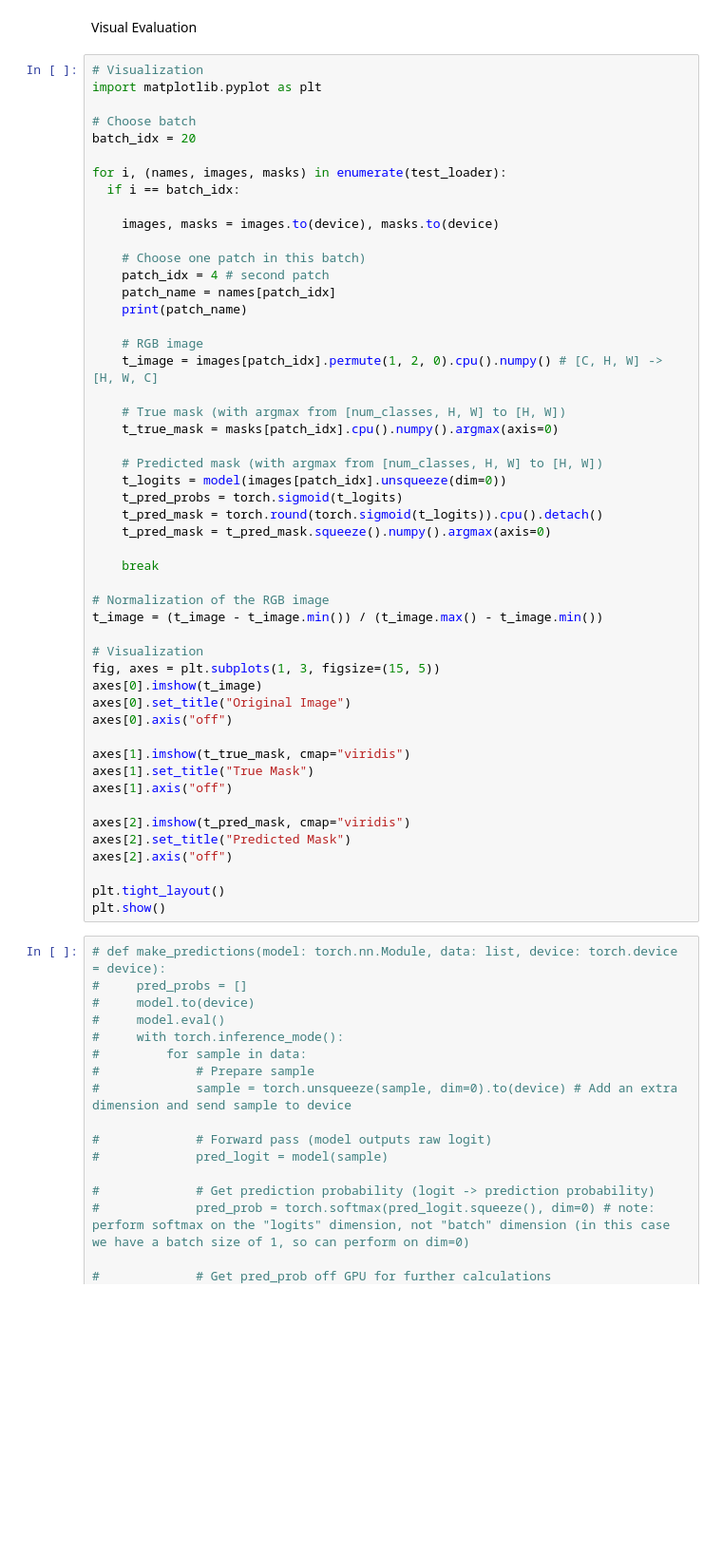
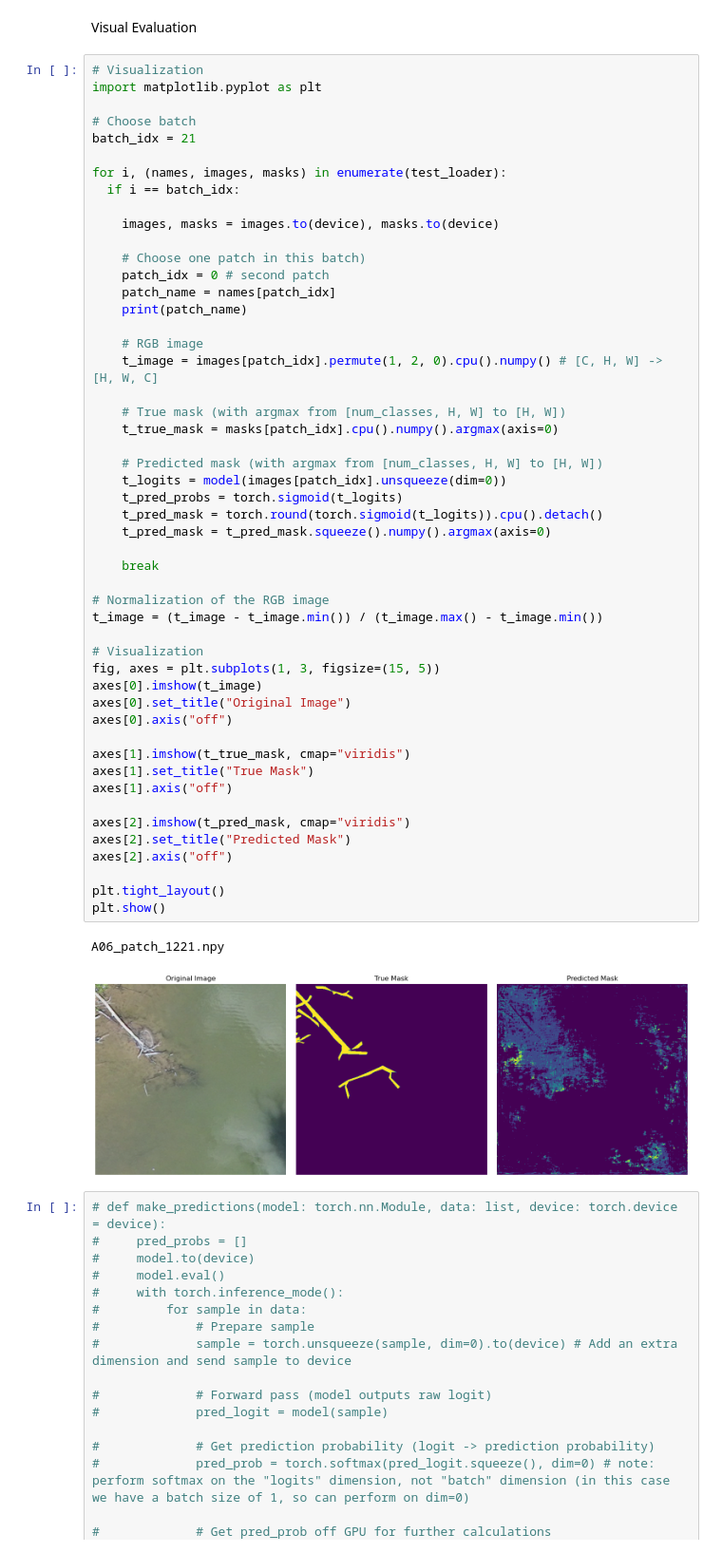
Before and after one commit to hiebschi/MoSE, a Jupyter notebook: notebooks/02_training.ipynb, the cells around one changed output. Shown at 95% size. Drawn from its saved outputs; the diff is of its cells as text; blank space fills up the shorter version.

```diff
--- a/notebooks/02_training.ipynb
+++ b/notebooks/02_training.ipynb
@@ -671,7 +727,7 @@ Visual Evaluation
 import matplotlib.pyplot as plt
 
 # Choose batch
-batch_idx = 20
+batch_idx = 21
 
 for i, (names, images, masks) in enumerate(test_loader):
   if i == batch_idx:
@@ -679,7 +735,7 @@ for i, (names, images, masks) in enumerate(test_loader):
     images, masks = images.to(device), masks.to(device)
 
     # Choose one patch in this batch)
-    patch_idx = 4 # second patch
+    patch_idx = 0 # second patch
     patch_name = names[patch_idx]
     print(patch_name)
 
@@ -689,33 +745,36 @@ for i, (names, images, masks) in enumerate(test_loader):
     # True mask (with argmax from [num_classes, H, W] to [H, W])
     t_true_mask = masks[patch_idx].cpu().numpy().argmax(axis=0)
 
     # Predicted mask (with argmax from [num_classes, H, W] to [H, W])
     t_logits = model(images[patch_idx].unsqueeze(dim=0))
     t_pred_probs = torch.sigmoid(t_logits)
     t_pred_mask = torch.round(torch.sigmoid(t_logits)).cpu().detach()
     t_pred_mask = t_pred_mask.squeeze().numpy().argmax(axis=0)
 
     break
 
 # Normalization of the RGB image
 t_image = (t_image - t_image.min()) / (t_image.max() - t_image.min())
 
 # Visualization
 fig, axes = plt.subplots(1, 3, figsize=(15, 5))
 axes[0].imshow(t_image)
 axes[0].set_title("Original Image")
 axes[0].axis("off")
 
 axes[1].imshow(t_true_mask, cmap="viridis")
 axes[1].set_title("True Mask")
 axes[1].axis("off")
 
 axes[2].imshow(t_pred_mask, cmap="viridis")
 axes[2].set_title("Predicted Mask")
 axes[2].axis("off")
 
 plt.tight_layout()
 plt.show()
+# %% [output]
+A06_patch_1221.npy
+[figure, added]
 # %%
 # def make_predictions(model: torch.nn.Module, data: list, device: torch.device = device):
 #     pred_probs = []
```
Also changed, not shown: parts of 15 cells of this notebook, 3 other files.
